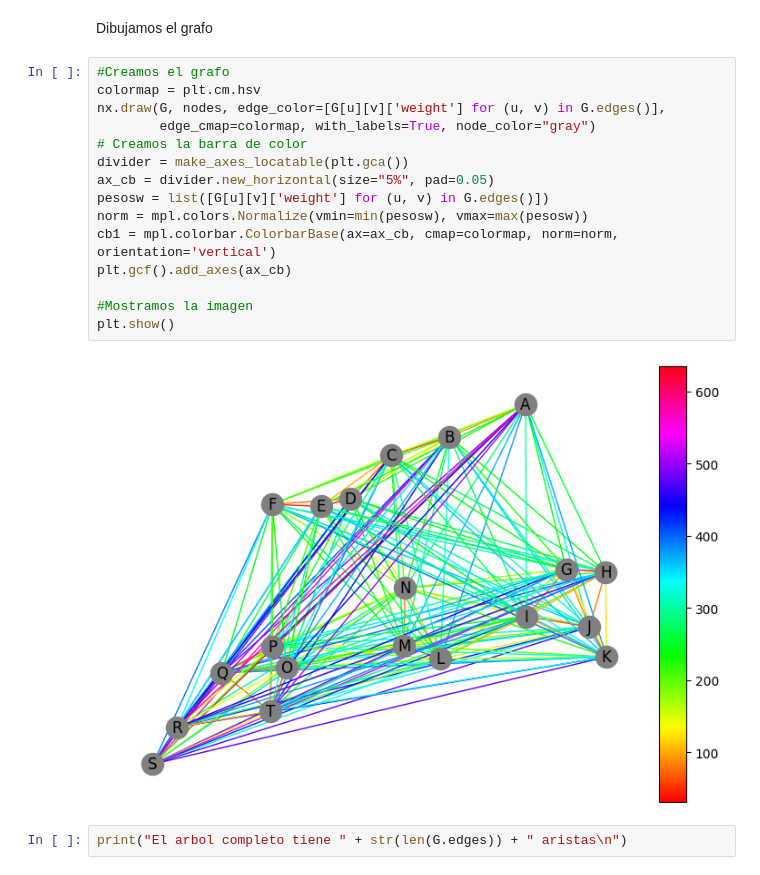
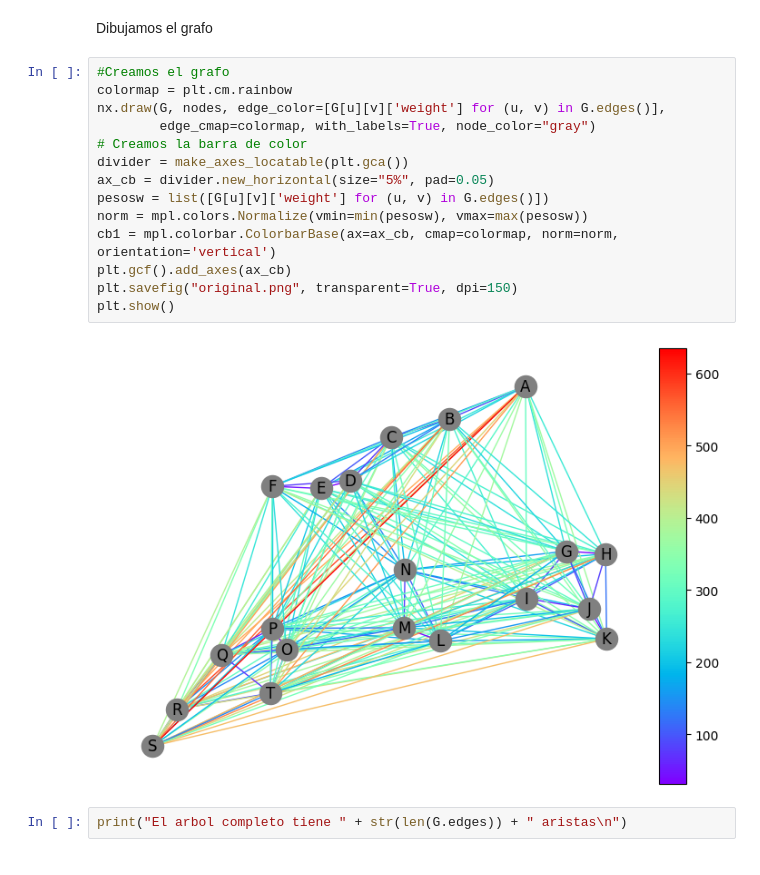
Before and after one commit to jorge1b3/Grafos, a Jupyter notebook: Principal.ipynb, the cells around one changed output. Saved outputs shown, nothing was run; the diff lists cells and outputs as text.

```diff
--- a/Principal.ipynb
+++ b/Principal.ipynb
@@ -74,21 +97,20 @@ print(edges2['A'])
 Dibujamos el grafo
 # %%
 #Creamos el grafo
-colormap = plt.cm.hsv
+colormap = plt.cm.rainbow
 nx.draw(G, nodes, edge_color=[G[u][v]['weight'] for (u, v) in G.edges()],
         edge_cmap=colormap, with_labels=True, node_color="gray")
 # Creamos la barra de color
 divider = make_axes_locatable(plt.gca())
 ax_cb = divider.new_horizontal(size="5%", pad=0.05)
 pesosw = list([G[u][v]['weight'] for (u, v) in G.edges()])
 norm = mpl.colors.Normalize(vmin=min(pesosw), vmax=max(pesosw))
 cb1 = mpl.colorbar.ColorbarBase(ax=ax_cb, cmap=colormap, norm=norm, orientation='vertical')
 plt.gcf().add_axes(ax_cb)
-
-#Mostramos la imagen
+plt.savefig("original.png", transparent=True, dpi=150)
 plt.show()
 # %% [output]
-[figure, old version]
+[figure, new version]
 # %%
 print("El arbol completo tiene " + str(len(G.edges)) + " aristas\n")
 # %% [output]
```
Also changed, not shown: parts of 7 cells of this notebook, 2 other files.
